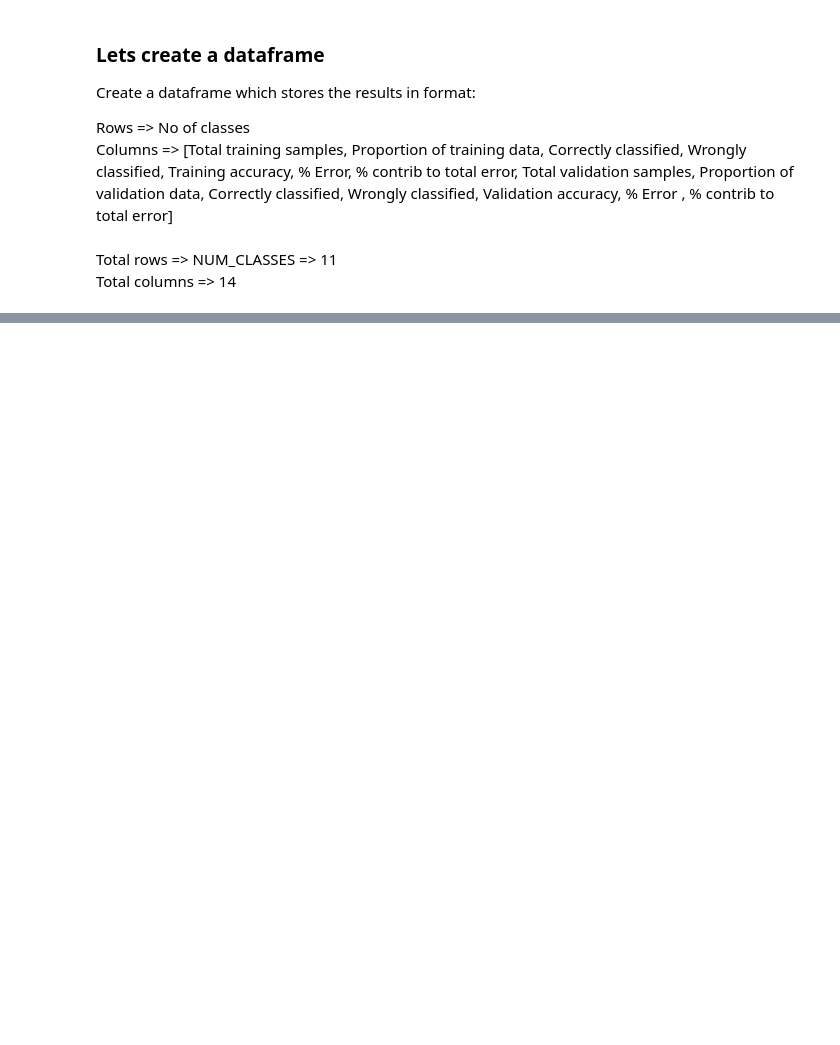
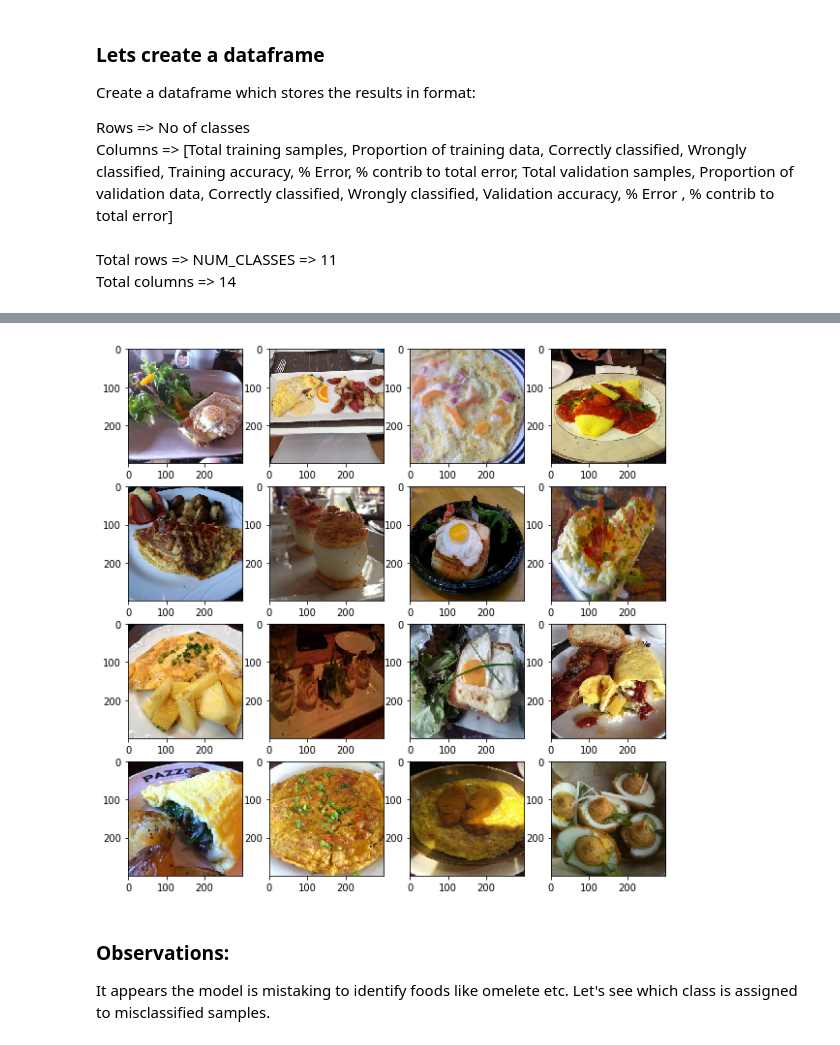
Before and after one commit to dhairyasheelsutar/Food-11-image-classification, a Jupyter notebook: Error analysis.ipynb, the cells around one changed output, grey strips where cells are left out. Cells and saved outputs as stored; diff of their text form; code cells hidden in the pictures; blank space fills up the shorter version.

```diff
--- a/Error analysis.ipynb
+++ b/Error analysis.ipynb
@@ -129,0 +354,8 @@ def correctly_classified(directory):
+# %%
+plot_misclassified_images('./validation/Egg/')
+# %% [output]
+[figure, added]
+# %% [markdown]
+### Observations:
+
+It appears the model is mistaking to identify foods like omelete etc. Let's see which class is assigned to misclassified samples.
```
Also changed, not shown: parts of 54 cells of this notebook.
